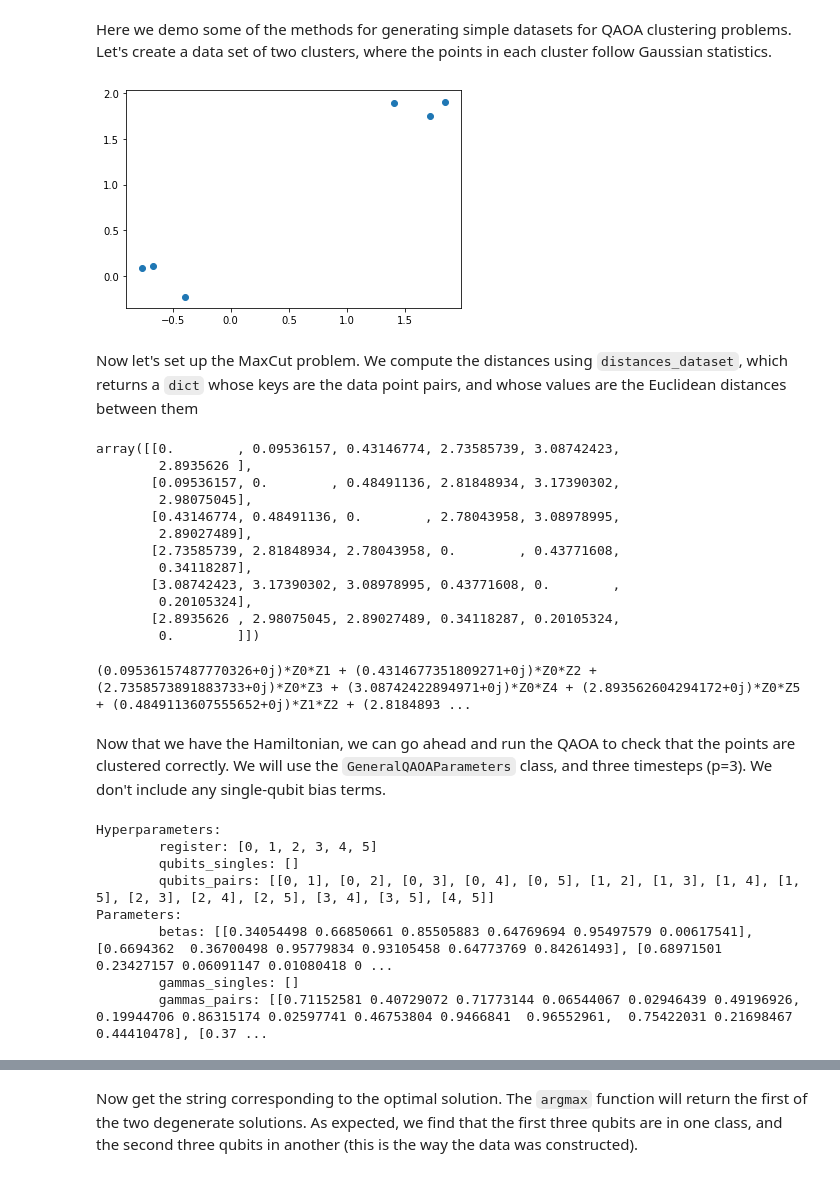
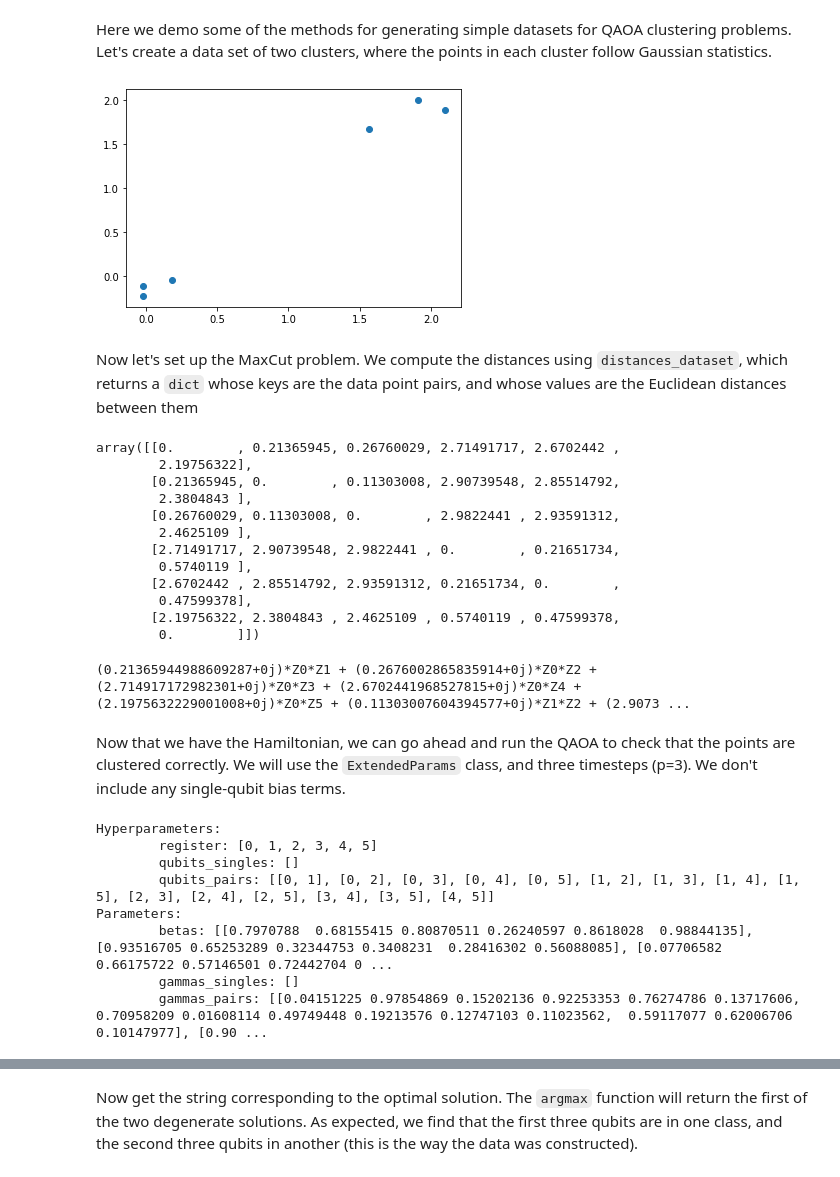
Before and after one commit to entropicalabs/entropica_qaoa, a Jupyter notebook: examples/UtilitiesDemo.ipynb, the cells around one changed output, grey strips where cells are left out. Saved outputs shown, nothing was run; the diff lists cells and outputs as text; code cells hidden in the pictures.

Commit message:
modified graph_from_hamiltonian in utilities, fixed Utilities demo notebook

```diff
--- a/examples/UtilitiesDemo.ipynb
+++ b/examples/UtilitiesDemo.ipynb
@@ -109,42 +108,42 @@ Here we demo some of the methods for generating simple datasets for QAOA cluster
 # %%
 n_clusters = 2 # Number of clusters we want
 n_points = [3,3] # Number of points in each cluster
 means = [[0,0], [2,2]] # Cluster means (the [x,y] coordinates of each cluster)
 
 # Covariance matrix: we will use the same one for each of the two clusters here
 # but more generally they could be different
 cov_matrix = [[0.1, 0], [0, 0.1]]
 cov_matrices = [cov_matrix,cov_matrix]
 
-myData1 = create_gaussian_2Dclusters(n_clusters,n_points,means,cov_matrices)
+myData1 = gaussian_2Dclusters(n_clusters,n_points,means,cov_matrices)
 plot_cluster_data(myData1)
 # %% [output]
-[figure, old version]
+[figure, new version]
 # %% [markdown]
 Now let's set up the MaxCut problem. We compute the distances using `distances_dataset`, which returns a `dict` whose keys are the data point pairs, and whose values are the Euclidean distances between them
 # %%
 dists = distances_dataset(myData1)
 dists
 # %% [output]
-array([[0.        , 0.09536157, 0.43146774, 2.73585739, 3.08742423,
-        2.8935626 ],
-       [0.09536157, 0.        , 0.48491136, 2.81848934, 3.17390302,
-        2.98075045],
-       [0.43146774, 0.48491136, 0.        , 2.78043958, 3.08978995,
-        2.89027489],
-       [2.73585739, 2.81848934, 2.78043958, 0.        , 0.43771608,
-        0.34118287],
-       [3.08742423, 3.17390302, 3.08978995, 0.43771608, 0.        ,
-        0.20105324],
-       [2.8935626 , 2.98075045, 2.89027489, 0.34118287, 0.20105324,
+array([[0.        , 0.21365945, 0.26760029, 2.71491717, 2.6702442 ,
+        2.19756322],
+       [0.21365945, 0.        , 0.11303008, 2.90739548, 2.85514792,
+        2.3804843 ],
+       [0.26760029, 0.11303008, 0.        , 2.9822441 , 2.93591312,
+        2.4625109 ],
+       [2.71491717, 2.90739548, 2.9822441 , 0.        , 0.21651734,
+        0.5740119 ],
+       [2.6702442 , 2.85514792, 2.93591312, 0.21651734, 0.        ,
+        0.47599378],
+       [2.19756322, 2.3804843 , 2.4625109 , 0.5740119 , 0.47599378,
         0.        ]])
 # %%
 hData = hamiltonian_from_distance_matrix(dists)
 print(hData)
 # %% [output]
-(0.09536157487770326+0j)*Z0*Z1 + (0.4314677351809271+0j)*Z0*Z2 + (2.7358573891883733+0j)*Z0*Z3 + (3.08742422894971+0j)*Z0*Z4 + (2.893562604294172+0j)*Z0*Z5 + (0.4849113607555652+0j)*Z1*Z2 + (2.8184893 ...
+(0.21365944988609287+0j)*Z0*Z1 + (0.2676002865835914+0j)*Z0*Z2 + (2.714917172982301+0j)*Z0*Z3 + (2.6702441968527815+0j)*Z0*Z4 + (2.1975632229001008+0j)*Z0*Z5 + (0.11303007604394577+0j)*Z1*Z2 + (2.9073 ...
 # %% [markdown]
-Now that we have the Hamiltonian, we can go ahead and run the QAOA to check that the points are clustered correctly. We will use the `GeneralQAOAParameters` class, and three timesteps (p=3). We don't include any single-qubit bias terms.
+Now that we have the Hamiltonian, we can go ahead and run the QAOA to check that the points are clustered correctly. We will use the `ExtendedParams` class, and three timesteps (p=3). We don't include any single-qubit bias terms.
 # %%
 n_qubits = 6
 p = 3
@@ -155,17 +154,17 @@ gammas_singles = []
 gammas_pairs = np.random.rand(len(hData),p)
 parameters = (betas,gammas_singles,gammas_pairs)
 
-myGeneralParams = GeneralQAOAParameters([hData,p],parameters)
-print(myGeneralParams)
+extended_params = ExtendedParams([hData,p],parameters)
+print(extended_params)
 # %% [output]
 Hyperparameters:
         register: [0, 1, 2, 3, 4, 5]
         qubits_singles: []
         qubits_pairs: [[0, 1], [0, 2], [0, 3], [0, 4], [0, 5], [1, 2], [1, 3], [1, 4], [1, 5], [2, 3], [2, 4], [2, 5], [3, 4], [3, 5], [4, 5]]
 Parameters:
-        betas: [[0.34054498 0.66850661 0.85505883 0.64769694 0.95497579 0.00617541], [0.6694362  0.36700498 0.95779834 0.93105458 0.64773769 0.84261493], [0.68971501 0.23427157 0.06091147 0.01080418 0 ...
+        betas: [[0.7970788  0.68155415 0.80870511 0.26240597 0.8618028  0.98844135], [0.93516705 0.65253289 0.32344753 0.3408231  0.28416302 0.56088085], [0.07706582 0.66175722 0.57146501 0.72442704 0 ...
         gammas_singles: []
-        gammas_pairs: [[0.71152581 0.40729072 0.71773144 0.06544067 0.02946439 0.49196926,  0.19944706 0.86315174 0.02597741 0.46753804 0.9466841  0.96552961,  0.75422031 0.21698467 0.44410478], [0.37 ...
+        gammas_pairs: [[0.04151225 0.97854869 0.15202136 0.92253353 0.76274786 0.13717606,  0.70958209 0.01608114 0.49749448 0.19213576 0.12747103 0.11023562,  0.59117077 0.62006706 0.10147977], [0.90 ...
 # %%
 # NOTE - the optimiser will reach its maximum number of iterations, but for the parameters being used here,
 # the choice maxiter=200 seems to be more than sufficient to get to the optimum with high probability.
```
Also changed, not shown: parts of 15 cells of this notebook, 1 other file.
